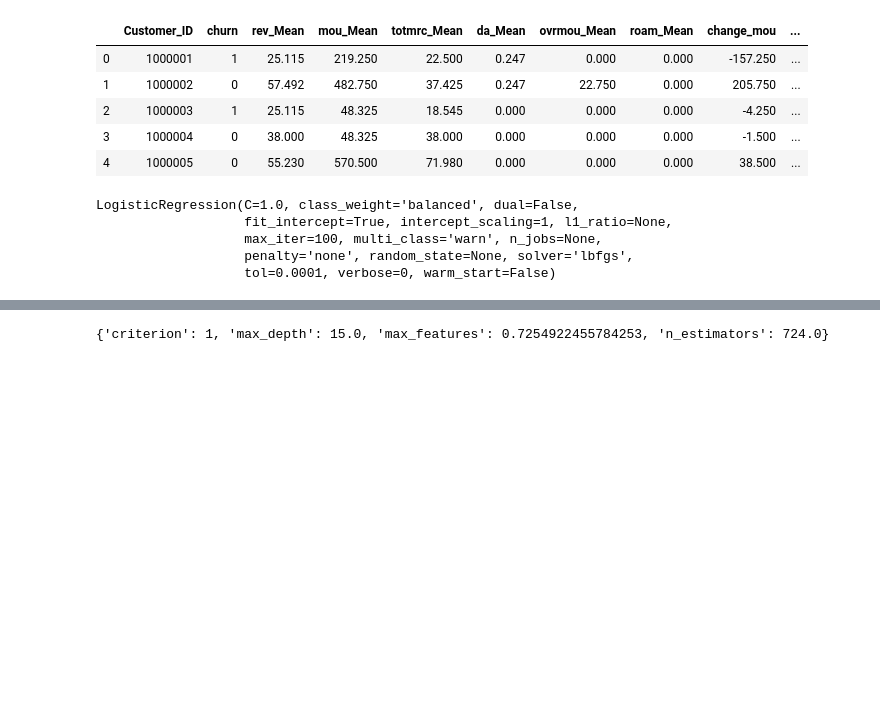
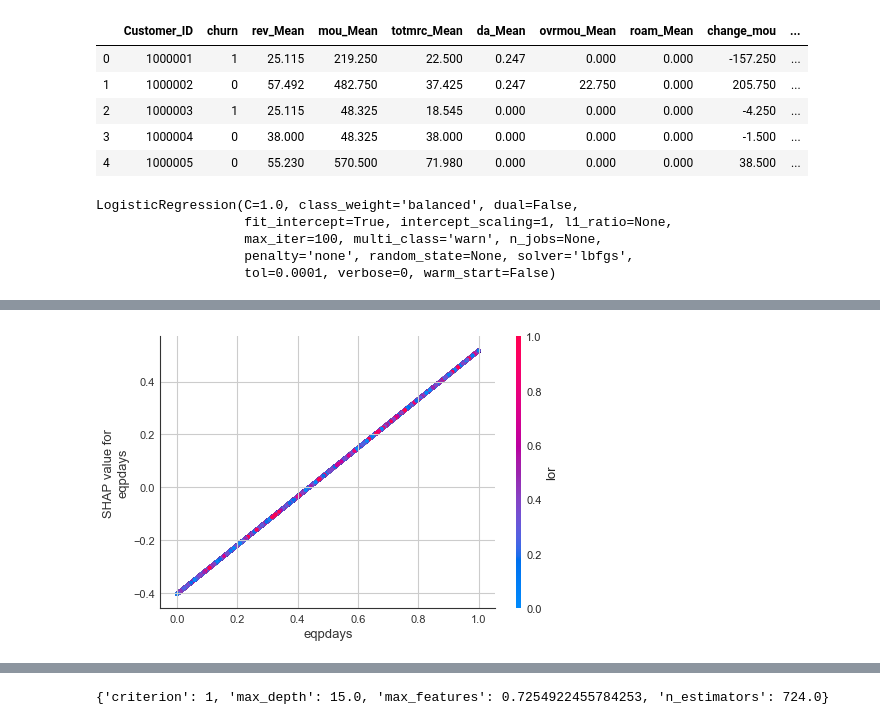
Before and after one commit to schilloji/iim_apds_churn_prjct, a Jupyter notebook: model_build.ipynb, the cells around one changed output, grey strips where cells are left out. Drawn from its saved outputs; the diff is of its cells as text; code cells hidden in the pictures; blank space fills up the shorter version.

```diff
--- a/model_build.ipynb
+++ b/model_build.ipynb
@@ -219,2 +228,6 @@ On Test Logistic ROC-AUC score is:  63.364424326779975
+# %%
+shap.dependence_plot("eqpdays", logreg_shap, X_train,feature_names=X_Fe_train.columns)
+# %% [output]
+[figure, added]
 # %%
 #Random Forest
```
Also changed, not shown: parts of 16 cells of this notebook, 4 other files.
